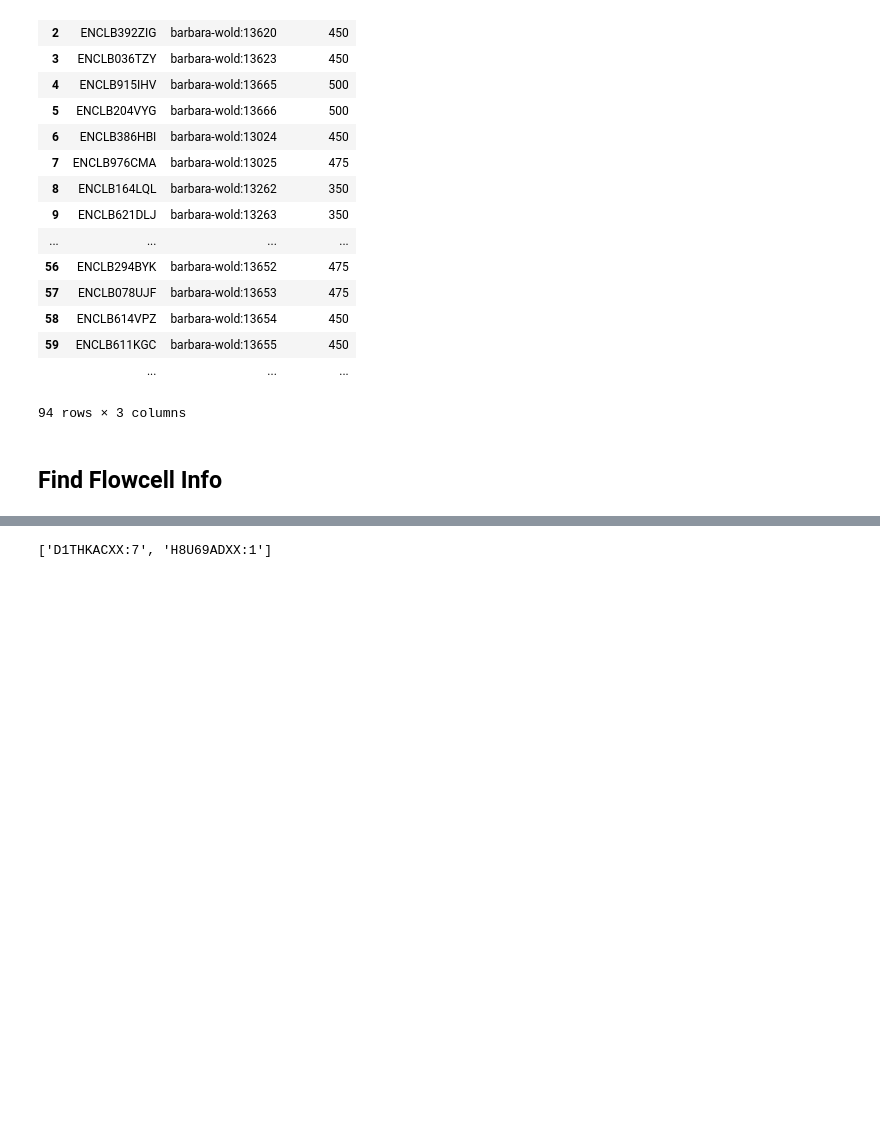
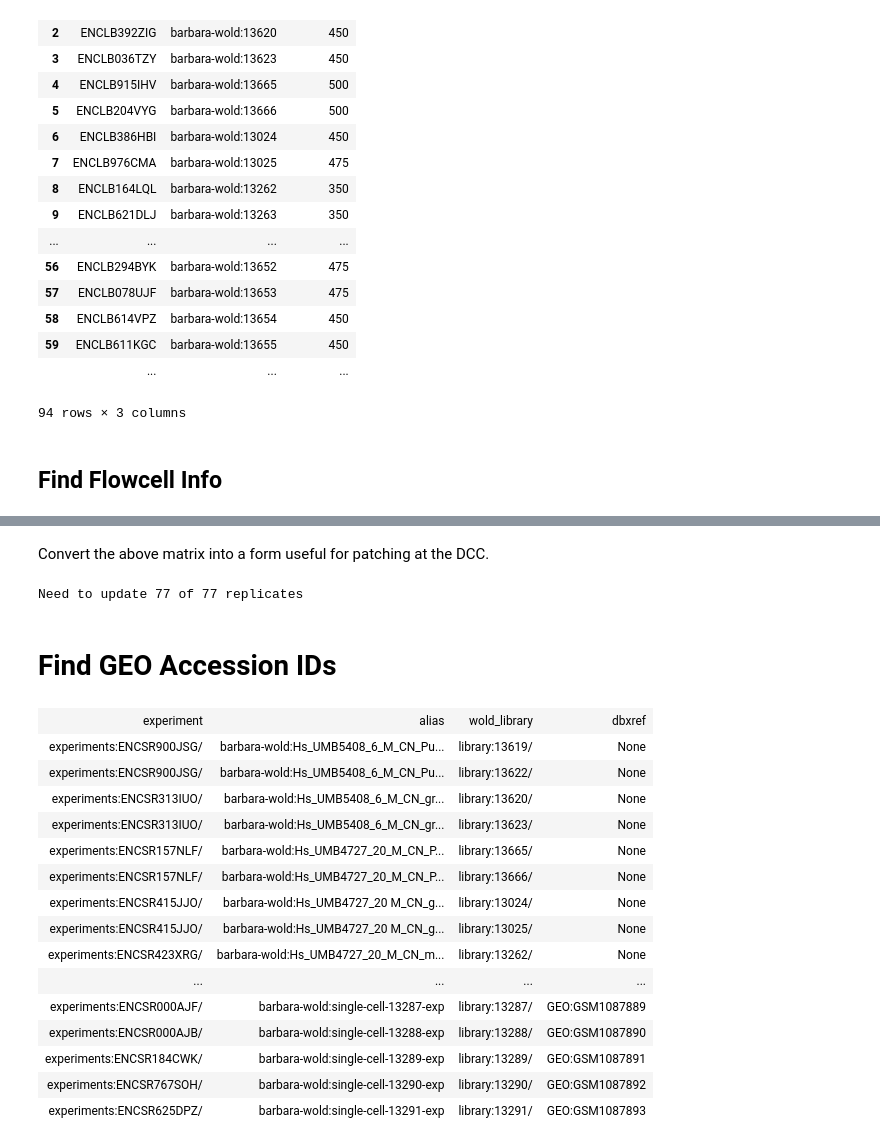
Before and after one commit to detrout/encode3-curation, a Jupyter notebook: single-cell-gm12878-and-brain-preparation.ipynb, the cells around one changed output, grey strips where cells are left out. Drawn from its saved outputs; the diff is of its cells as text; code cells hidden in the pictures; blank space fills up the shorter version.

```diff
--- a/single-cell-gm12878-and-brain-preparation.ipynb
+++ b/single-cell-gm12878-and-brain-preparation.ipynb
@@ -49,3 +127,3 @@ woldlab_libs = 'http://jumpgate.caltech.edu/library/{}'
 # %%
 for library in libraries:
-    load_into_model(model, 'rdfa', woldlab_libs.format(library))
+    load_into_model(model, 'rdfa', LIBRARY_URL.format(library))
@@ -162 +364,3 @@ flowcells
+# %% [markdown]
+Convert the above matrix into a form useful for patching at the DCC.
 # %%
@@ -167,4 +375,49 @@ for row in flowcells:
-# %%
-lib_to_flowcell['13666']
-# %% [output]
-['D1THKACXX:7', 'H8U69ADXX:1']
+# %%
+def update_flowcell_details(replicate_lanes):
+    to_update = 0
+    for replicate in replicate_lanes:
+        previous = server.get_json(replicate)
+        if len(previous['flowcell_details']) == 0:
+            to_update += 1
+            flowcell_details = replicate_lanes[replicate]
+            payload = {'flowcell_details': flowcell_details}
+            if not dry_run:
+                server.patch_json(replicate, payload)
+            #print("Updating {} to {}".format(replicate, flowcell_details))
+    print("Need to update {} of {} replicates".format(to_update, len(replicate_lanes)))
+update_flowcell_details(replicate_lanes)
+# %% [output]
+Need to update 77 of 77 replicates
+# %% [markdown]
+# Find GEO Accession IDs
+# %%
+%%sparql -m model
+select ?experiment ?alias ?wold_library ?dbxref
+where {
+  ?wold_library a htsw:Library ;
+                library:library ?dcc_library .
+
+
+  ?experiment a experiment:experiment ;
+              experiment:aliases ?alias ;
+              experiment:replicates ?replicate .
+  ?replicate replicate:library ?dcc_library .
+  OPTIONAL { ?wold_library htsw:dbxref ?dbxref . }
+}
+# %% [output]
+| experiment | alias | wold_library | dbxref |
+| experiments:ENCSR900JSG/ | barbara-wold:Hs_UMB5408_6_M_CN_Pu... | library:13619/ | None |
+| experiments:ENCSR900JSG/ | barbara-wold:Hs_UMB5408_6_M_CN_Pu... | library:13622/ | None |
+| experiments:ENCSR313IUO/ | barbara-wold:Hs_UMB5408_6_M_CN_gr... | library:13620/ | None |
+| experiments:ENCSR313IUO/ | barbara-wold:Hs_UMB5408_6_M_CN_gr... | library:13623/ | None |
+| experiments:ENCSR157NLF/ | barbara-wold:Hs_UMB4727_20_M_CN_P... | library:13665/ | None |
+| experiments:ENCSR157NLF/ | barbara-wold:Hs_UMB4727_20_M_CN_P... | library:13666/ | None |
+| experiments:ENCSR415JJO/ | barbara-wold:Hs_UMB4727_20 M_CN_g... | library:13024/ | None |
+| experiments:ENCSR415JJO/ | barbara-wold:Hs_UMB4727_20 M_CN_g... | library:13025/ | None |
+| experiments:ENCSR423XRG/ | barbara-wold:Hs_UMB4727_20_M_CN_m... | library:13262/ | None |
+| ... | ... | ... | ... |
+| experiments:ENCSR000AJF/ | barbara-wold:single-cell-13287-exp | library:13287/ | GEO:GSM1087889 |
+| experiments:ENCSR000AJB/ | barbara-wold:single-cell-13288-exp | library:13288/ | GEO:GSM1087890 |
+| experiments:ENCSR184CWK/ | barbara-wold:single-cell-13289-exp | library:13289/ | GEO:GSM1087891 |
+| experiments:ENCSR767SOH/ | barbara-wold:single-cell-13290-exp | library:13290/ | GEO:GSM1087892 |
+| experiments:ENCSR625DPZ/ | barbara-wold:single-cell-13291-exp | library:13291/ | GEO:GSM1087893 |
```
Also changed, not shown: parts of 58 cells of this notebook.
